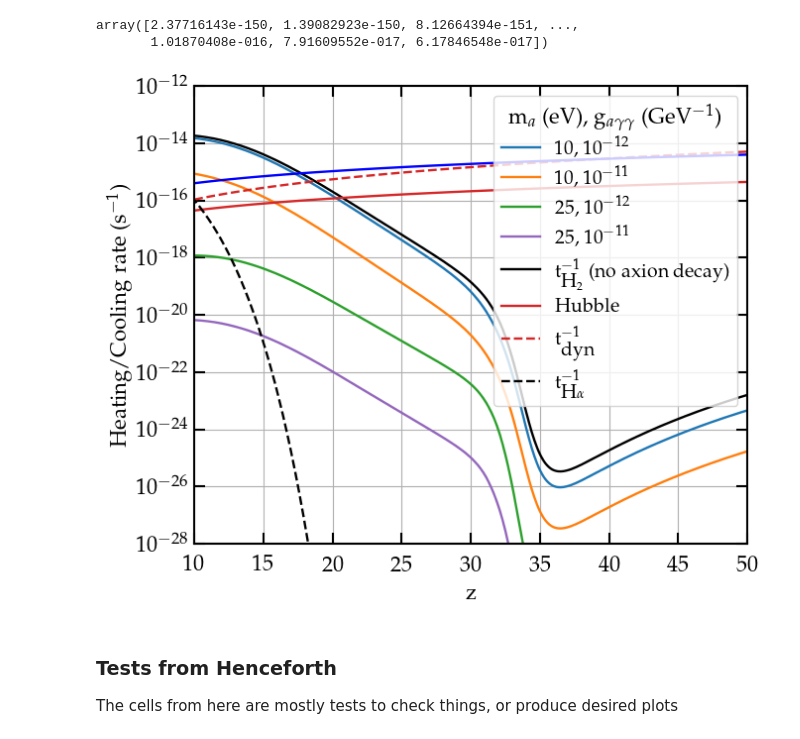
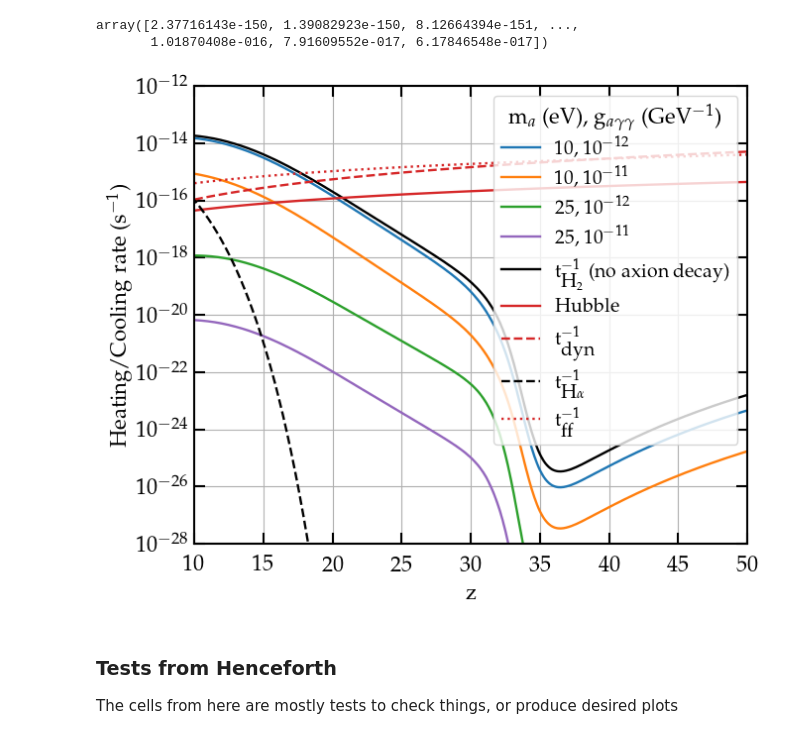
Before and after one commit to yash-aggarwal-17/AxionDCBH, a Jupyter notebook: AxionDCBH.ipynb, the cells around one changed output. Saved outputs shown, nothing was run; the diff lists cells and outputs as text; code cells hidden in the pictures.

```diff
--- a/AxionDCBH.ipynb
+++ b/AxionDCBH.ipynb
@@ -2700,35 +2700,36 @@ plt.plot(solution_base_xH2.t,
         label=r't$_{\textnormal{H}_2}^{-1}$ (no axion decay)', color='black')
 
 plt.plot(z_list, phys.Hubble(z_list), label = r'Hubble',
          color=default_colors[3])
 plt.plot(z_list, (2/3 * dlnM_dt(z_list)), label = r't$_{\textnormal{dyn}}^{-1}$', color=default_colors[3],
          linestyle='dashed')
 
 plt.plot(solution_base_xe.t,
          1/t_H (2e-4, nH_Halo(1, 1e+9, solution_base_xe.t), T_halo(1, 1e+9, solution_base_xe.t)),
         label=r't$_{\textnormal{H}\alpha}^{-1}$',  color='black', linestyle='dashed')
 
 # Plot free fall time
-plt.plot(z_list, 1/t_ff_new(z_list), color='blue')
+plt.plot(z_list, 1/t_ff_new(z_list), color=default_colors[3],
+         linestyle='dotted', label=r't$_\textnormal{ff}^{-1}$')
 
 # Add curves for free fall time
 #plt.plot(z_eval, 1 / t_ff_new(z_eval), linestyle='dotted', color='black', label=r'Free-fall')
 
 plt.yscale('log')
 
 plt.legend(title=r'm$_a$ (eV), g$_{a \gamma \gamma}$ (GeV$^{-1}$)')
 
 plt.grid()
 plt.xlim(10,50)
 plt.ylim(1e-28,1e-12)
 plt.xlabel('z')
 plt.ylabel(r'Heating/Cooling rate (s$^{-1}$)')
 
 plt.savefig('./plots/Thermal_rates.pdf', format='pdf', dpi=300, bbox_inches='tight')
 
 plt.show()
 # %% [output]
-[figure, old version]
+[figure, new version]
 # %% [markdown]
 ### Tests from Henceforth
 
```
